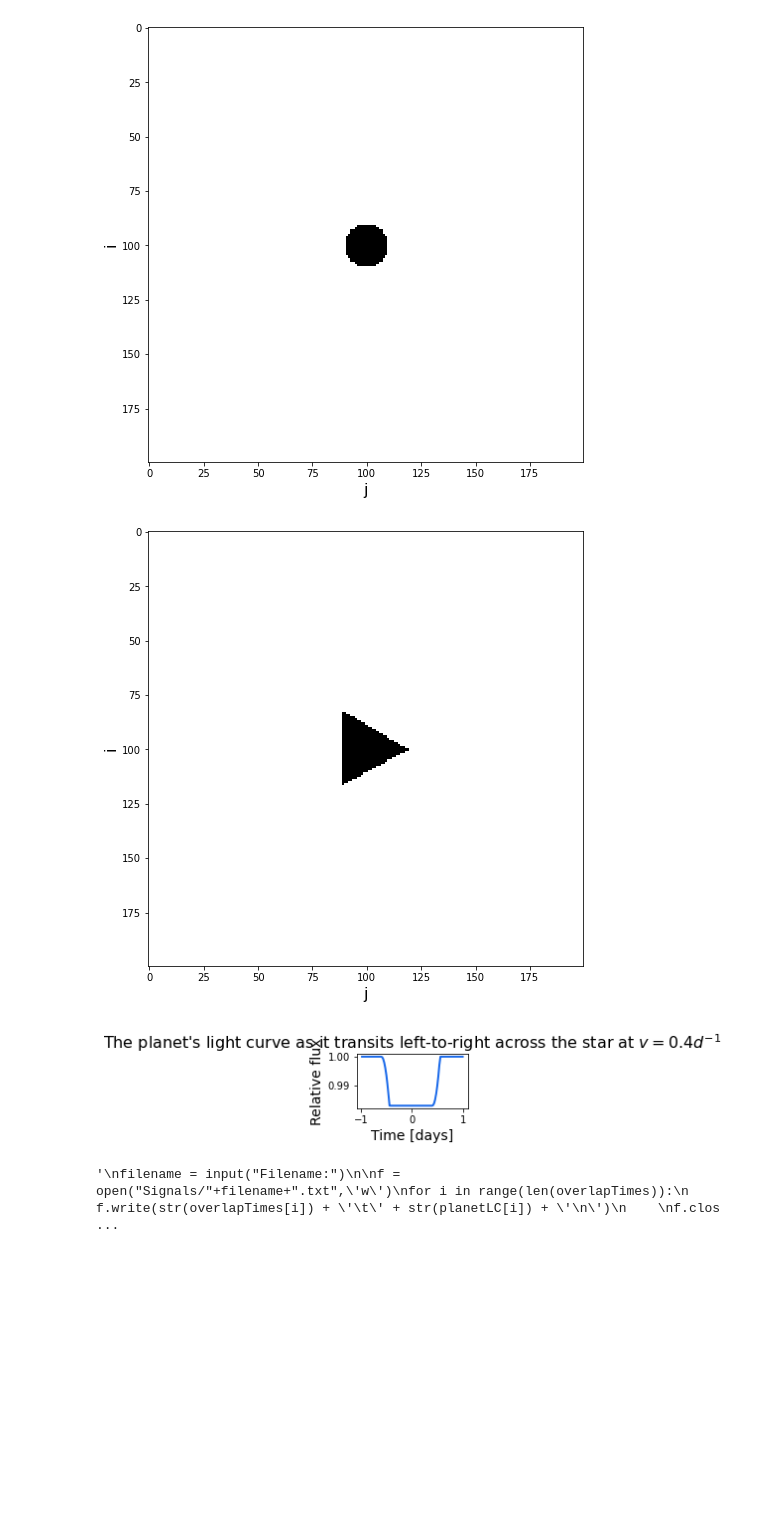
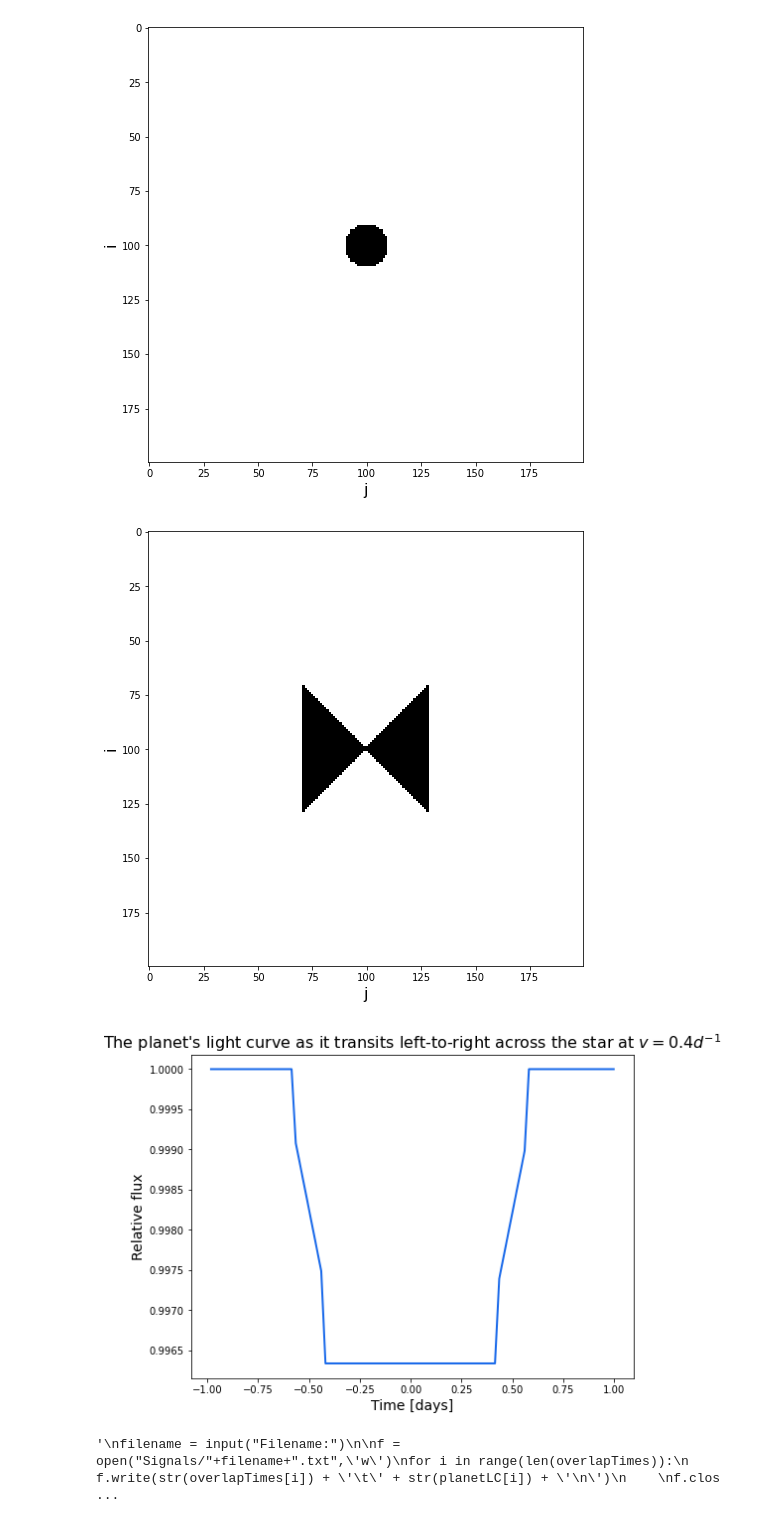
Before and after one commit to joshua-bromley/tessSignalInjection, a Jupyter notebook: Summer2021/generatedShapes.ipynb, the cells around one changed output. Cells and saved outputs as stored; diff of their text form; code cells hidden in the pictures; blank space fills up the shorter version.

Commit message:
Changed fillShape to allow for more complex shapes

```diff
--- a/Summer2021/generatedShapes.ipynb
+++ b/Summer2021/generatedShapes.ipynb
@@ -41,40 +41,49 @@ planet.plot_grid()
 planetGrid = np.zeros([200,200])
 times = getTimes("tesslc_364539361")
 
+pointsList = []
 points = []
-n = 3
-r = 0.1
+pointsTo = []
+n = 4
+r = 0.2
 for i in range(n):
-    x = int(r*len(planetGrid)*np.cos(i*2*np.pi/n + np.pi/2) + len(planetGrid)/2)
-    y = int(r*len(planetGrid)*np.sin(i*2*np.pi/n + np.pi/2) + len(planetGrid)/2)
+    x = int(r*len(planetGrid)*np.cos(i*2*np.pi/n + np.pi/4) + len(planetGrid)/2)
+    y = int(r*len(planetGrid)*np.sin(i*2*np.pi/n + np.pi/4) + len(planetGrid)/2)
     points.append([x,y])
+    #x = int(0.5*r*len(planetGrid)*np.cos(i*2*np.pi/n + np.pi/5) + len(planetGrid)/2)
+    #y = int(0.5*r*len(planetGrid)*np.sin(i*2*np.pi/n + np.pi/5) + len(planetGrid)/2)
+    #points.append([x,y])
 
-planetGrid = fillShape(np.zeros([200,200]),points)
+points[0],points[1] = points[1],points[0]
+pointsList.append(points)
+##pointsList.append(pointsTo)
+
+planetGrid = fillShape(np.zeros([200,200]),pointsList)
 
 planet = TransitingImage(opacitymat = planetGrid, v = 2, t_ref = 0, t_arr = times)
 
 planet.plot_grid()
 # %% [output]
-[figure, old version]
+[figure, new version]
 # %%
 planetLC, overlapTimes = planet.gen_LC(t_arr = times)##Generate Light Curve
 
-fig, ax = plt.subplots(1,1,figsize=(2,1))##Plotting
+fig, ax = plt.subplots(1,1,figsize=(8,6))##Plotting
 ax.plot(overlapTimes,planetLC,color="#1969ea",ls="-",lw=2)
 plt.xlabel("Time [days]",fontsize=14)
 plt.ylabel("Relative flux",fontsize=14)
 plt.title(r"The planet's light curve as it transits left-to-right across the star at $v = 0.4 d^{-1}$",fontsize=16)
 plt.show()
 
 '''
 filename = input("Filename:")
 
 f = open("Signals/"+filename+".txt",'w')
 for i in range(len(overlapTimes)):
     f.write(str(overlapTimes[i]) + '\t' + str(planetLC[i]) + '\n')
 
 f.close()
 '''
 # %% [output]
-[figure, old version]
+[figure, new version]
 '\nfilename = input("Filename:")\n\nf = open("Signals/"+filename+".txt",\'w\')\nfor i in range(len(overlapTimes)):\n    f.write(str(overlapTimes[i]) + \'\t\' + str(planetLC[i]) + \'\n\')\n    \nf.clos ...
```
Also changed, not shown: parts of 2 cells of this notebook, 1 other file.
